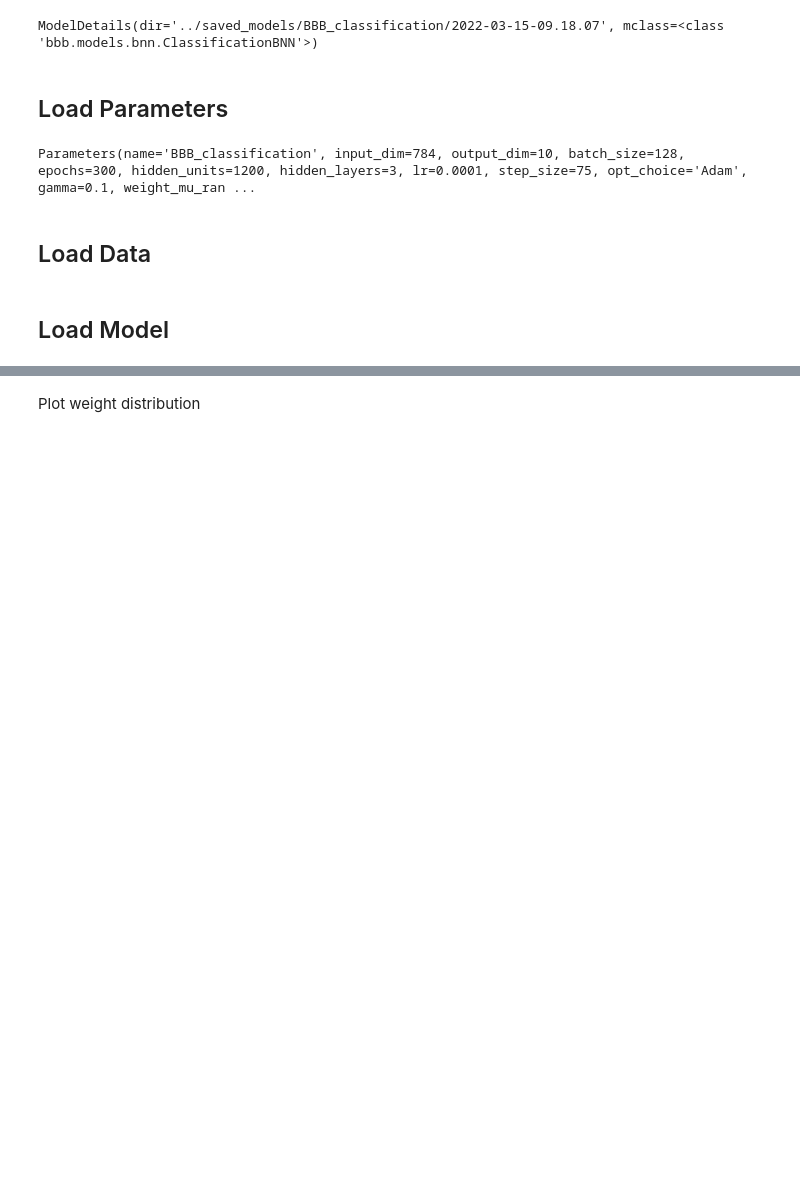
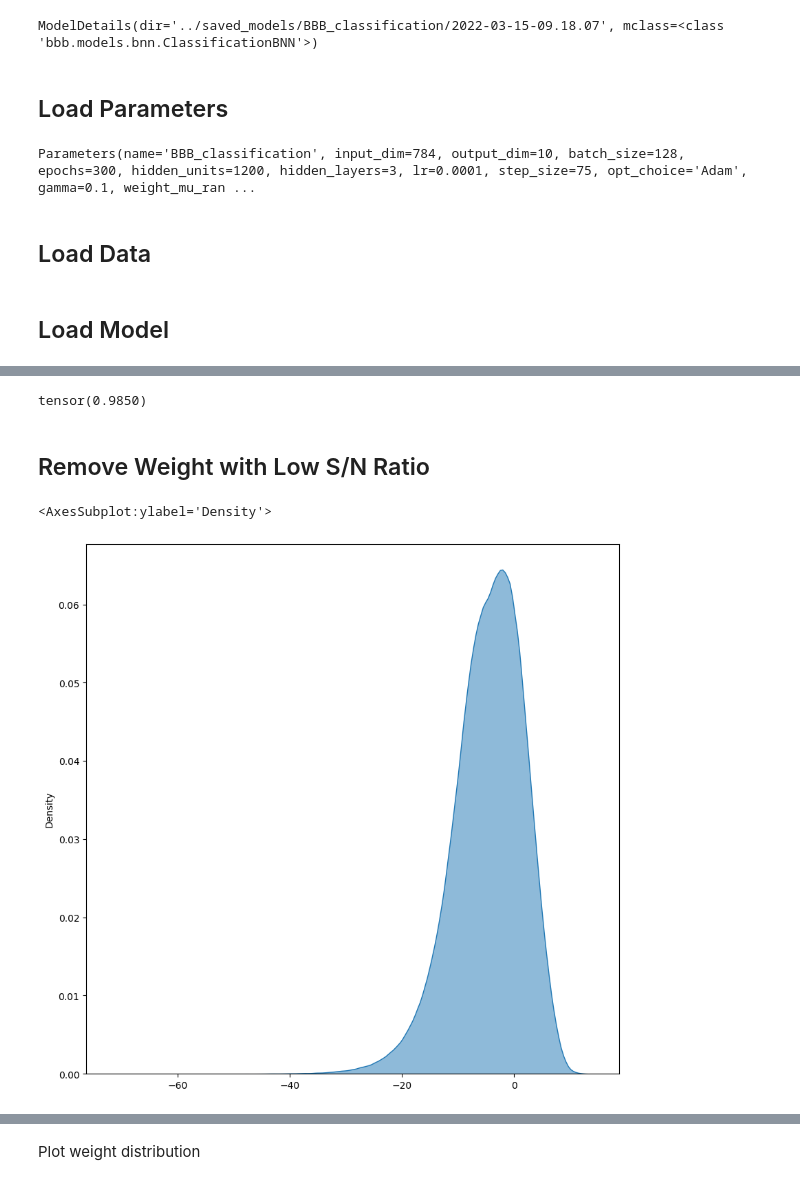
Before and after one commit to Cambridge-Uni-MLMI-Advanced-ML-21-22-G7/BBB, a Jupyter notebook: jupyter/classification.ipynb, the cells around one changed output, grey strips where cells are left out. Cells and saved outputs as stored; diff of their text form; code cells hidden in the pictures; blank space fills up the shorter version.

```diff
--- a/jupyter/classification.ipynb
+++ b/jupyter/classification.ipynb
@@ -88,0 +159,7 @@ net.model.load_state_dict(torch.load(os.path.join(MODEL_DETAILS.dir, 'model.pt')
+# %%
+eval_dict = evaluate_classifier(net, X_val)
+eval_dict['eval_score']
+# %% [output]
+tensor(0.9850)
+# %% [markdown]
+## Remove Weight with Low S/N Ratio
@@ -88,0 +173,7 @@ net.model.load_state_dict(torch.load(os.path.join(MODEL_DETAILS.dir, 'model.pt')
+# %%
+fig, ax = plt.subplots(1, 1, figsize=(10,10))
+# ax.hist(weight_snrs, density=True, bins=50)
+sns.kdeplot(weight_snrs, fill=True, ax=ax, alpha=0.5)
+# %% [output]
+<AxesSubplot:ylabel='Density'>
+[figure, added]
```
Also changed, not shown: parts of 22 cells of this notebook, 4 other files.
